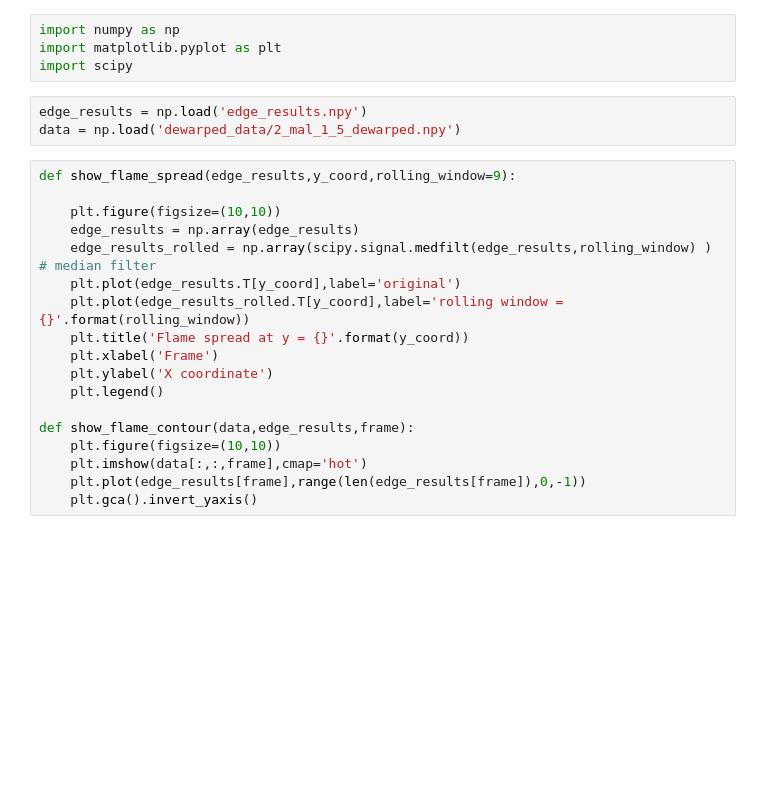
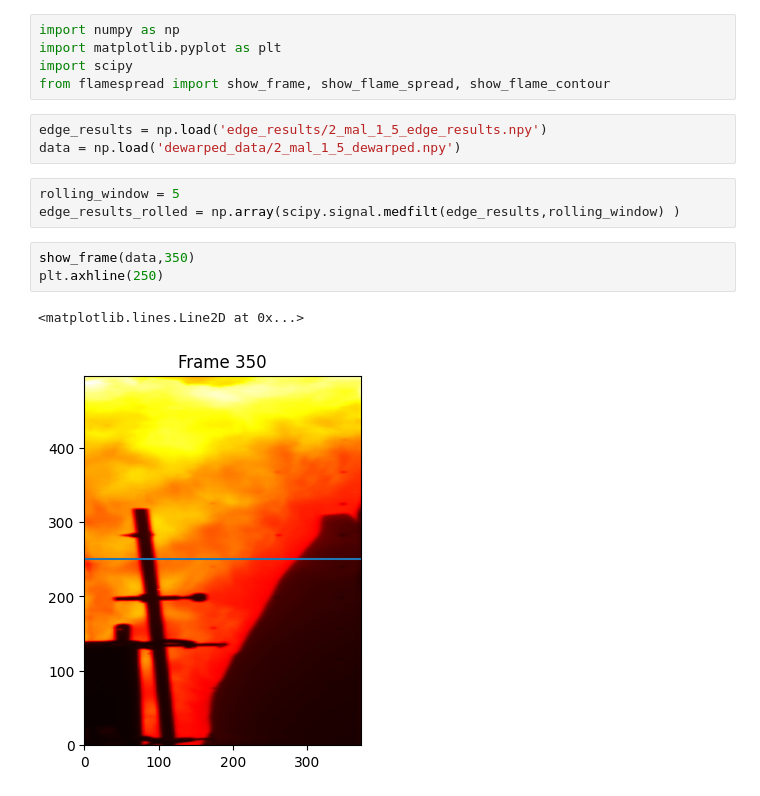
Before and after one commit to FireDynamics/FlameTrack, a Jupyter notebook: test.ipynb, the cells around one changed output. Saved outputs shown, nothing was run; the diff lists cells and outputs as text; blank space fills up the shorter version.

```diff
--- a/test.ipynb
+++ b/test.ipynb
@@ -2,25 +2,17 @@
 import numpy as np
 import matplotlib.pyplot as plt
 import scipy
+from flamespread import show_frame, show_flame_spread, show_flame_contour
 # %%
-edge_results = np.load('edge_results.npy')
+edge_results = np.load('edge_results/2_mal_1_5_edge_results.npy')
 data = np.load('dewarped_data/2_mal_1_5_dewarped.npy')
 # %%
-def show_flame_spread(edge_results,y_coord,rolling_window=9):
-
-    plt.figure(figsize=(10,10))
-    edge_results = np.array(edge_results)
-    edge_results_rolled = np.array(scipy.signal.medfilt(edge_results,rolling_window) ) # median filter
-    plt.plot(edge_results.T[y_coord],label='original')
-    plt.plot(edge_results_rolled.T[y_coord],label='rolling window = {}'.format(rolling_window))
-    plt.title('Flame spread at y = {}'.format(y_coord))
-    plt.xlabel('Frame')
-    plt.ylabel('X coordinate')
-    plt.legend()
-
-def show_flame_contour(data,edge_results,frame):
-    plt.figure(figsize=(10,10))
-    plt.imshow(data[:,:,frame],cmap='hot')
-    plt.plot(edge_results[frame],range(len(edge_results[frame]),0,-1))
-    plt.gca().invert_yaxis()
+rolling_window = 5
+edge_results_rolled = np.array(scipy.signal.medfilt(edge_results,rolling_window) )
+# %%
+show_frame(data,350)
+plt.axhline(250)
+# %% [output]
+<matplotlib.lines.Line2D at 0x...>
+[figure, added]
 # %%
```
Also changed, not shown: parts of 2 cells of this notebook, 1 other file.
